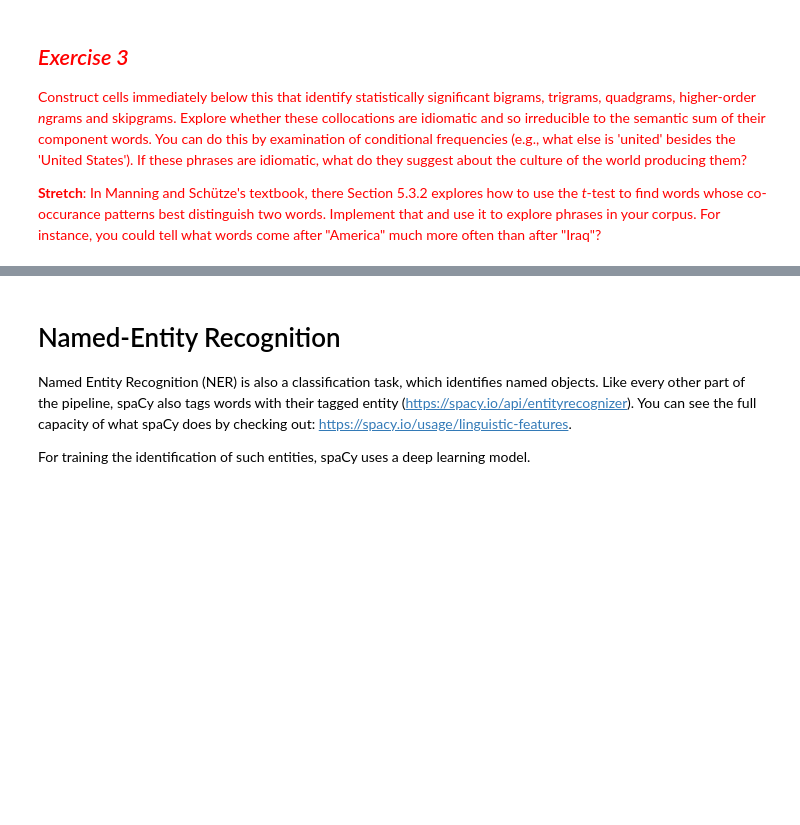
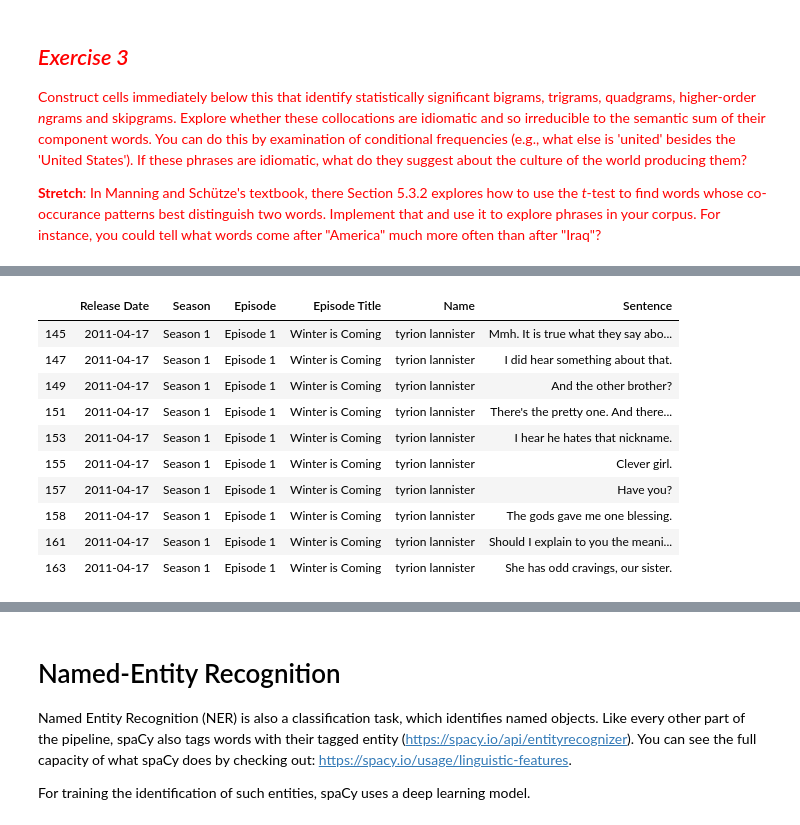
Before and after one commit to VivianQian19/Content-Analysis-2020, a Jupyter notebook: week-4/4-Counting-Words-Phrases.ipynb, the cells around one changed output, grey strips where cells are left out. Cells and saved outputs as stored; diff of their text form; code cells hidden in the pictures; blank space fills up the shorter version.

```diff
--- a/week-4/4-Counting-Words-Phrases.ipynb
+++ b/week-4/4-Counting-Words-Phrases.ipynb
@@ -1807,0 +1773,17 @@ texts[0]
+# %%
+#filter Tyrion Lannister's sentences
+tyrionfilter = GOT_df['Name']== "tyrion lannister"
+tyrion_df = GOT_df[tyrionfilter]
+tyrion_df.head(10)
+# %% [output]
+|  | Release Date | Season | Episode | Episode Title | Name | Sentence |
+| 145 | 2011-04-17 | Season 1 | Episode 1 | Winter is Coming | tyrion lannister | Mmh. It is true what they say abo... |
+| 147 | 2011-04-17 | Season 1 | Episode 1 | Winter is Coming | tyrion lannister | I did hear something about that. |
+| 149 | 2011-04-17 | Season 1 | Episode 1 | Winter is Coming | tyrion lannister | And the other brother? |
+| 151 | 2011-04-17 | Season 1 | Episode 1 | Winter is Coming | tyrion lannister | There's the pretty one. And there... |
+| 153 | 2011-04-17 | Season 1 | Episode 1 | Winter is Coming | tyrion lannister | I hear he hates that nickname. |
+| 155 | 2011-04-17 | Season 1 | Episode 1 | Winter is Coming | tyrion lannister | Clever girl. |
+| 157 | 2011-04-17 | Season 1 | Episode 1 | Winter is Coming | tyrion lannister | Have you? |
+| 158 | 2011-04-17 | Season 1 | Episode 1 | Winter is Coming | tyrion lannister | The gods gave me one blessing. |
+| 161 | 2011-04-17 | Season 1 | Episode 1 | Winter is Coming | tyrion lannister | Should I explain to you the meani... |
+| 163 | 2011-04-17 | Season 1 | Episode 1 | Winter is Coming | tyrion lannister | She has odd cravings, our sister. |
```
Also changed, not shown: parts of 58 cells of this notebook.
